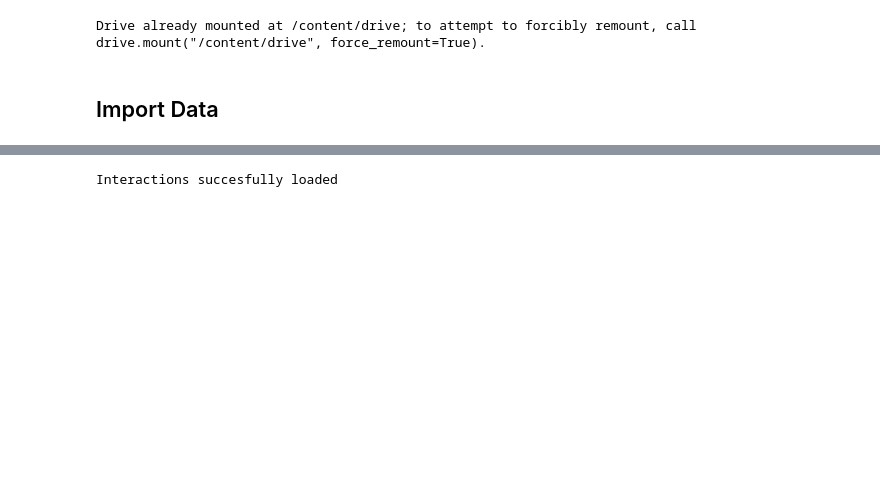
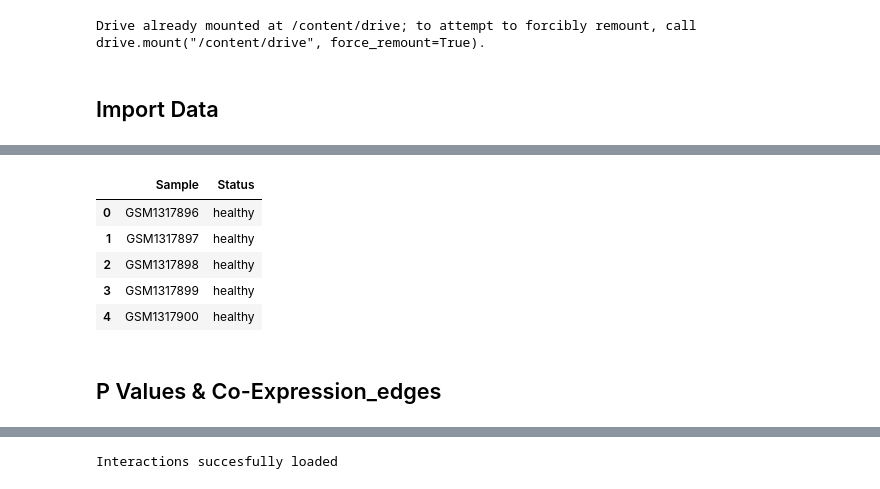
Before and after one commit to yutao-data/Sepsis_Gene_KnowledgeGraph_Ontology, a Jupyter notebook: Sepsis_Dataset_Exploring.ipynb, the cells around one changed output, grey strips where cells are left out. Drawn from its saved outputs; the diff is of its cells as text; code cells hidden in the pictures; blank space fills up the shorter version.

```diff
--- a/Sepsis_Dataset_Exploring.ipynb
+++ b/Sepsis_Dataset_Exploring.ipynb
@@ -93,3 +93,21 @@ dataset has loaded succesfully
+# %%
+sample_status = [gsm.metadata["characteristics_ch1"][1].split(": ")[1] for gsm in gse.gsms.values()]
+
+sample_info = pd.DataFrame({"Sample": expression_data.index, "Status": sample_status})
+
+group1 = sample_info[sample_info["Status"] == "healthy"]["Sample"]
+group2 = sample_info[sample_info["Status"] != "healthy"]["Sample"]
+
+sample_info.head()
+# %% [output]
+|  | Sample | Status |
+| 0 | GSM1317896 | healthy |
+| 1 | GSM1317897 | healthy |
+| 2 | GSM1317898 | healthy |
+| 3 | GSM1317899 | healthy |
+| 4 | GSM1317900 | healthy |
+# %% [markdown]
+## P Values & Co-Expression_edges
 # %%
 p_values = np.array([ttest_ind(expression_data.loc[group1, gene],
                                expression_data.loc[group2, gene])[1]
```
Also changed, not shown: parts of 21 cells of this notebook.
